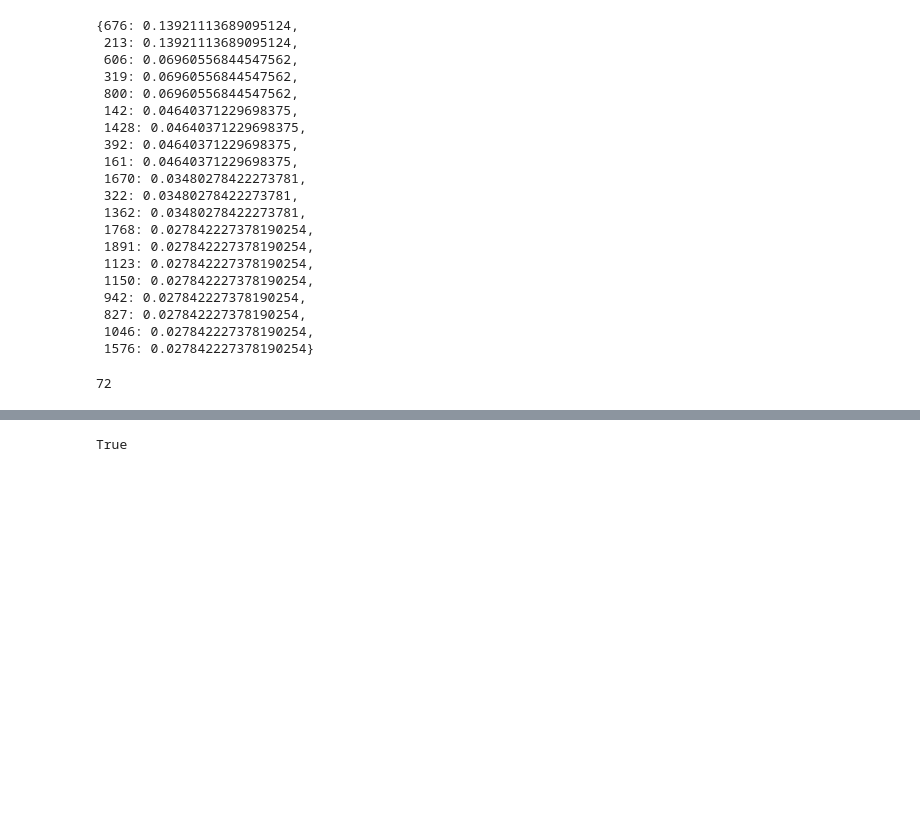
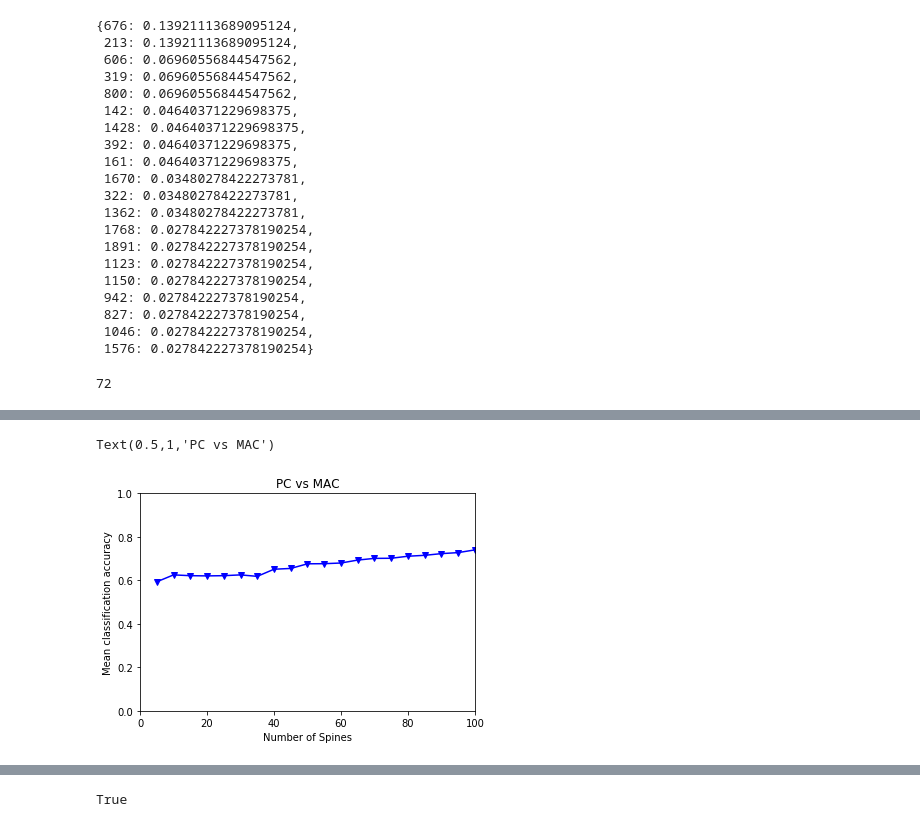
Before and after one commit to filozyu/LPA-Experiments, a Jupyter notebook: LPA_exp.ipynb, the cells around one changed output, grey strips where cells are left out. Saved outputs shown, nothing was run; the diff lists cells and outputs as text; code cells hidden in the pictures; blank space fills up the shorter version.

```diff
--- a/LPA_exp.ipynb
+++ b/LPA_exp.ipynb
@@ -347,15 +363,21 @@ def LPAOneNN(graph,nodes_df):
 
         for idx in unlabelled_idx:
             left_lab_list = [i for i in labelled_idx if i <= idx]
-            right_lab_list
+            right_lab_list = [i for i in labelled_idx if i >= idx]
 
+            if len(left_lab_list) == 0:
+                right_nn_idx = min(right_lab_list)
+                pred_dict[graph[idx]] = labelled_dict[graph[right_nn_idx]]
+            elif len(right_lab_list) == 0:
+                left_nn_idx = max(left_lab_list)
+                pred_dict[graph[idx]] = labelled_dict[graph[left_nn_idx]]
 
-            if idx == 0:
-                right_nn_idx = min([i for i in labelled_idx if i >= idx])
-                pred_dict[graph[idx]] = labelled_dict[graph[right_nn_idx]]
-            if idx == len(nodes_df)-1:
-                left_nn_idx = max([i for i in labelled_idx if i <= idx])
-                pred_dict[graph[idx]] = labelled_dict[graph[left_nn_idx]]
+#             if idx == 0:
+#                 right_nn_idx = min([i for i in labelled_idx if i >= idx])
+#                 pred_dict[graph[idx]] = labelled_dict[graph[right_nn_idx]]
+#             if idx == len(nodes_df)-1:
+#                 left_nn_idx = max([i for i in labelled_idx if i <= idx])
+#                 pred_dict[graph[idx]] = labelled_dict[graph[left_nn_idx]]
 
             else:
                 left_nn_idx = max([i for i in labelled_idx if i <= idx])
@@ -389,0 +432,13 @@ def NN_propagate(graph,nodes_df,k):
+# %%
+def evalSpine(nodes_df,num_spine,spines):
+    acc_list = []
+    lab_dict,pred_dict = LPAOneNN(spines[0],nodes_df)
+    lab_keys = list(lab_dict.keys())
+    pred_keys = list(pred_dict.keys())
+    for num in num_spine:
+        pred_prob = np.array(nodes_df.loc[pred_keys,num])
+        pred_ = (pred_prob>0.5)*1
+        true_ = nodes_df.loc[pred_keys,'label']
+        acc_ = metrics.accuracy_score(y_true=true_, y_pred=pred_)
+        acc_list.append(acc_)
+    return acc_list
@@ -389,0 +450,2 @@ def NN_propagate(graph,nodes_df,k):
+# %%
+accs = evalSpine(test_nodes_df,train_range,sp_list)
@@ -389,0 +475,13 @@ def NN_propagate(graph,nodes_df,k):
+# %%
+y = range(5,101,5)
+# %%
+plt.plot(y,accs,'bv-')
+plt.xlim(0,100)
+plt.ylim(0.0, 1.0)
+plt.xlabel('Number of Spines')
+plt.ylabel('Mean classification accuracy')
+# plt.legend(('Num of Spines'))
+plt.title('PC vs MAC')
+# %% [output]
+Text(0.5,1,'PC vs MAC')
+[figure, added]
```
Also changed, not shown: parts of 23 cells of this notebook.
